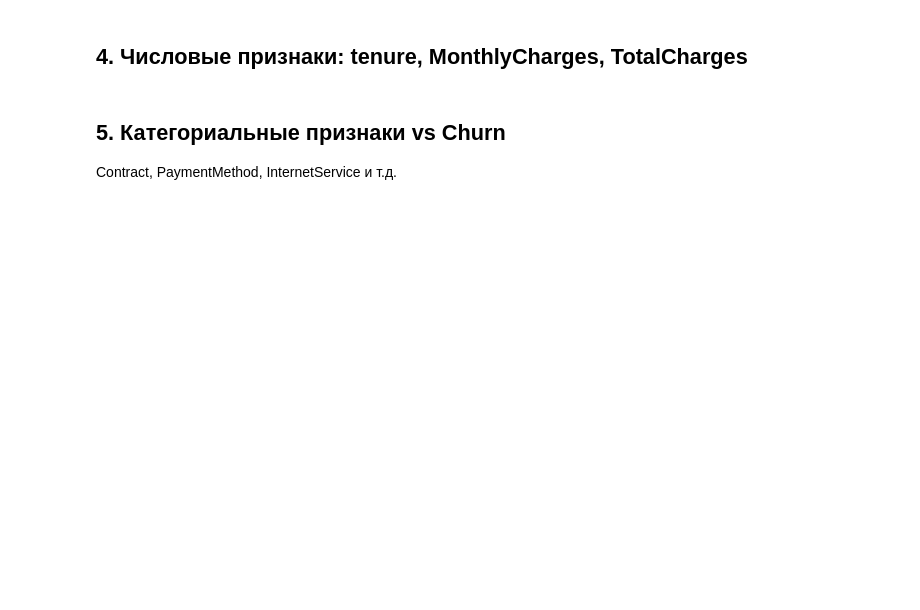
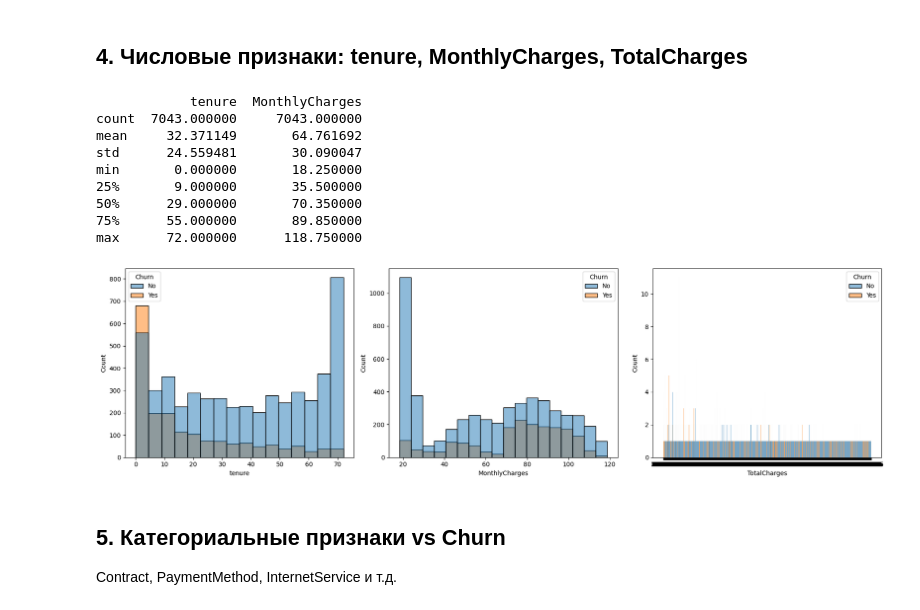
Before and after one commit to TopTatarin/churn-prediction, a Jupyter notebook: notebooks/01_eda.ipynb, the cells around one changed output. Drawn from its saved outputs; the diff is of its cells as text; code cells hidden in the pictures; blank space fills up the shorter version.

```diff
--- a/notebooks/01_eda.ipynb
+++ b/notebooks/01_eda.ipynb
@@ -35,3 +78,25 @@ df['Churn'].value_counts(normalize=True)
+# %%
+# TODO: гистограммы / boxplot по Churn
+import seaborn as sns
+print(df[['tenure', 'MonthlyCharges', 'TotalCharges']].describe())
+fig, axes = plt.subplots(1, 3, figsize=(18, 5))
+sns.histplot(data=df, x='tenure', hue='Churn', ax=axes[0])
+sns.histplot(data=df, x='MonthlyCharges', hue='Churn', ax=axes[1])
+sns.histplot(data=df, x='TotalCharges', hue='Churn', ax=axes[2])
+
+plt.tight_layout()
+plt.show()
+# %% [output]
+            tenure  MonthlyCharges
+count  7043.000000     7043.000000
+mean     32.371149       64.761692
+std      24.559481       30.090047
+min       0.000000       18.250000
+25%       9.000000       35.500000
+50%      29.000000       70.350000
+75%      55.000000       89.850000
+max      72.000000      118.750000
+[figure, added]
 # %% [markdown]
 ## 5. Категориальные признаки vs Churn
 Contract, PaymentMethod, InternetService и т.д.
```
Also changed, not shown: parts of 14 cells of this notebook, 2 other files.
